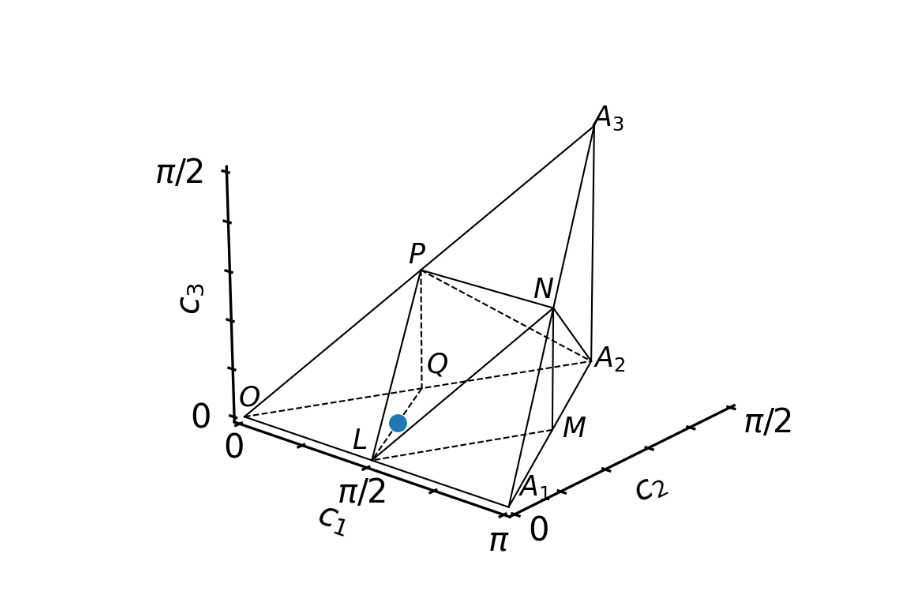
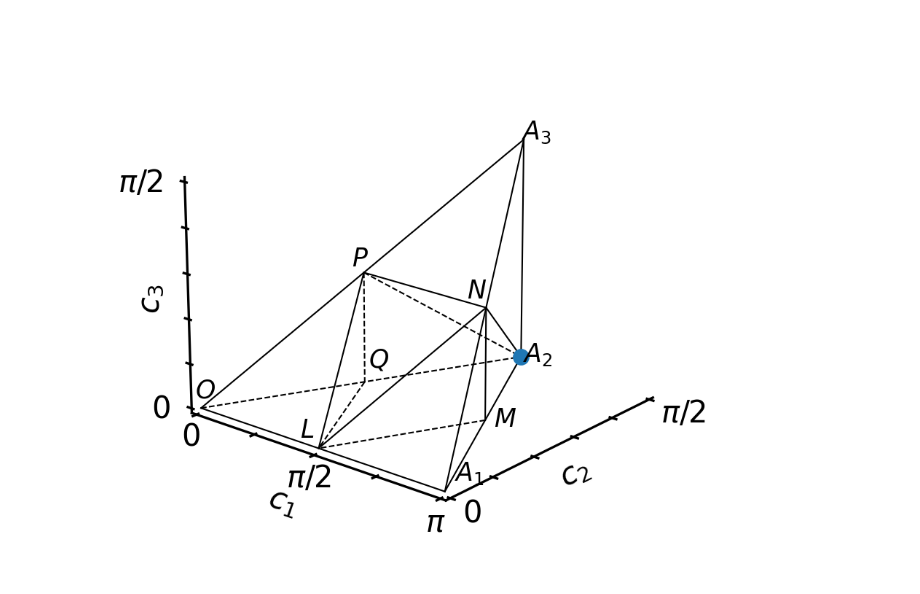
Before and after one commit to Pitt-JonesLab/mirror-gates, a Jupyter notebook: src/virtual_swap/scripts/weyl.ipynb, the cells around one changed output. Drawn from its saved outputs; the diff is of its cells as text; code cells hidden in the pictures.

```diff
--- a/src/virtual_swap/scripts/weyl.ipynb
+++ b/src/virtual_swap/scripts/weyl.ipynb
@@ -3,27 +3,32 @@
 # %%
 # visualize weyl chamber coordinates
 from qiskit import QuantumCircuit
 
 qc = QuantumCircuit(2)
+# qc.cnot(0, 1)
+# # random u
+# qc.u(0.1, 0.2, 0.3, 0)
+# qc.u(0.1, 0.2, 0.3, 1)
+# qc.swap(0, 1)
+# qc.u(0.1, 0.2, 0.3, 0)
+# qc.u(0.1, 0.2, 0.3, 1)
+# qc.cnot(0, 1)
+# qc.u(0.1, 0.2, 0.3, 0)
+# qc.u(0.1, 0.2, 0.3, 1)
+# qc.iswap(0,1)
+# qc.cnot(0, 1)
+
+qc.cnot(1,0)
 qc.cnot(0, 1)
-# random u
-qc.u(0.1, 0.2, 0.3, 0)
-qc.u(0.1, 0.2, 0.3, 1)
-qc.swap(0, 1)
-qc.u(0.1, 0.2, 0.3, 0)
-qc.u(0.1, 0.2, 0.3, 1)
-qc.cnot(0, 1)
-qc.u(0.1, 0.2, 0.3, 0)
-qc.u(0.1, 0.2, 0.3, 1)
 
 from qiskit.quantum_info import Operator
 
 op = Operator(qc).data
 
 from weylchamber import c1c2c3, WeylChamber
 
 w = WeylChamber()
 w.add_point(*c1c2c3(op))
 w.plot()
 # %% [output]
-[figure, old version]
+[figure, new version]
```
Also changed, not shown: 4 other files.
